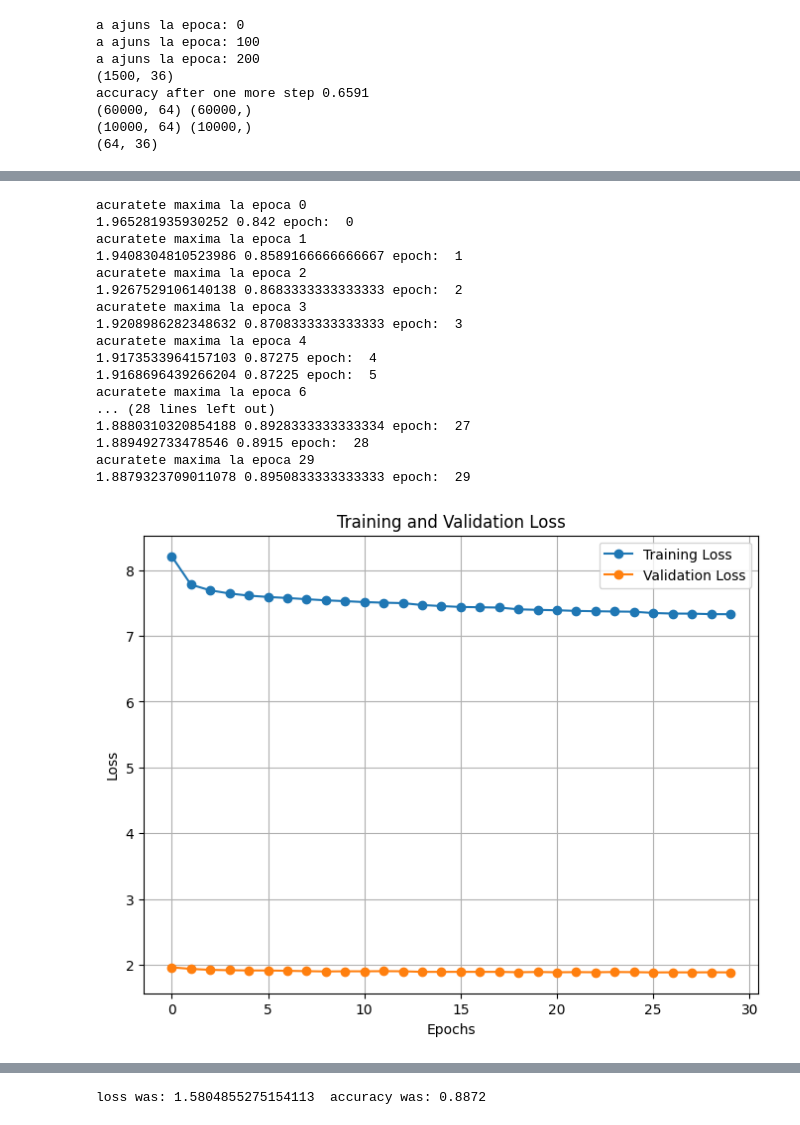
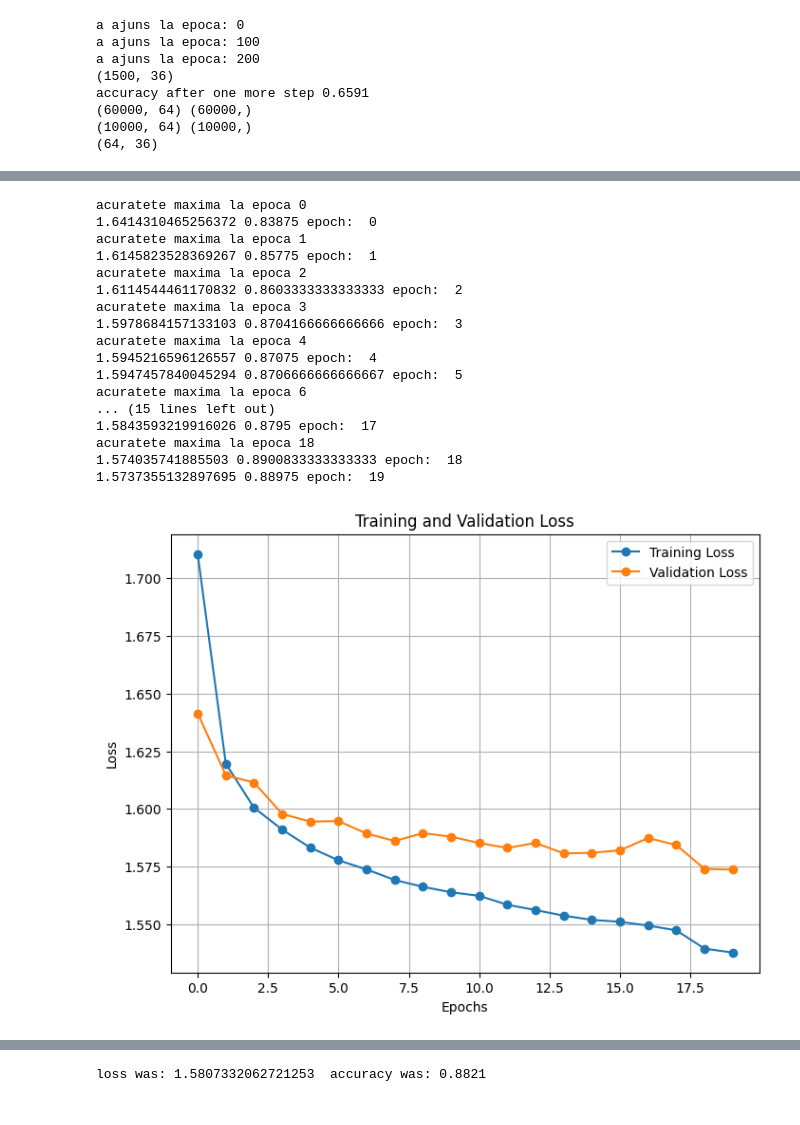
Before and after one commit to AlfredPietraru/Neural-Networks-Fashion-MNIST-Fruits-Dataset, a Jupyter notebook: tema2.ipynb, the cells around one changed output, grey strips where cells are left out. Drawn from its saved outputs; the diff is of its cells as text; code cells hidden in the pictures.

Commit message:
88% accuracy second task

```diff
--- a/tema2.ipynb
+++ b/tema2.ipynb
@@ -94,7 +95,7 @@ def train(model, dataloader, optimizer, criterion, batch_size):
         train_loss += loss.item()
         all_preds.extend(torch.argmax(outputs, dim=1).cpu().numpy())
         all_labels.extend(labels.cpu().numpy())
-    return train_loss / batch_size, accuracy_score(all_preds, all_labels)
+    return train_loss / len(dataloader), accuracy_score(all_preds, all_labels)
 
 def test(model, dataloader, criterion, batch_size):
     device = torch.device("cuda" if torch.cuda.is_available() else "cpu")
@@ -111,7 +112,7 @@ def test(model, dataloader, criterion, batch_size):
             validation_loss += criterion(out, labels).item()
             all_preds.extend(torch.argmax(out, dim=1).cpu().numpy())
             all_labels.extend(labels.cpu().numpy())
-        return validation_loss / batch_size, accuracy_score(all_preds, all_labels), all_preds, all_labels
+        return validation_loss / len(dataloader), accuracy_score(all_preds, all_labels), all_preds, all_labels
 
 def train_model(model, train_dataloader, validation_dataloader, criterion, optimizer, lr_scheduler, batch_size, epochs):
     train_info = {
@@ -130,6 +131,7 @@ def train_model(model, train_dataloader, validation_dataloader, criterion, optim
         if (val_acc > max_acc):
             max_acc = val_acc
             print("acuratete maxima la epoca", i)
+        # if (i > ENABLE_LR_SCHEDULER):
         lr_scheduler.step(val_loss)
         print(val_loss, val_acc, "epoch: ", i)
         train_info["train_loss"].append(train_loss)
@@ -310,34 +289,40 @@ data = {
     "test": DataLoader(InfoLoaderDataset(X_test, y_test, 10, transforms), BATCH_SIZE, shuffle=True)
 }
 # %%
+EXPANSION = 4
+EPOCHS = 20
+LR_OPTIMIZER = 1e-4
+GAMMA_LR = 0.5
+WEIGHT_DECAY_FACTOR = 1e-4
+PATIENCE = 3
 
 model = FullImageMLP()
 parameters = {
     'batch_size': BATCH_SIZE,
     'epochs' : EPOCHS,
     'lr_optimizer': LR_OPTIMIZER,
     'gamma_lr': GAMMA_LR,
     'weight_decay_factor': WEIGHT_DECAY_FACTOR,
     'patience': PATIENCE,
 }
 
 execute_pipeline(model, data, parameters)
 # %% [output]
 acuratete maxima la epoca 0
-1.965281935930252 0.842 epoch:  0
+1.6414310465256372 0.83875 epoch:  0
 acuratete maxima la epoca 1
-1.9408304810523986 0.8589166666666667 epoch:  1
+1.6145823528369267 0.85775 epoch:  1
 acuratete maxima la epoca 2
-1.9267529106140138 0.8683333333333333 epoch:  2
+1.6114544461170832 0.8603333333333333 epoch:  2
 acuratete maxima la epoca 3
-1.9208986282348632 0.8708333333333333 epoch:  3
+1.5978684157133103 0.8704166666666666 epoch:  3
 acuratete maxima la epoca 4
-1.9173533964157103 0.87275 epoch:  4
-1.9168696439266204 0.87225 epoch:  5
+1.5945216596126557 0.87075 epoch:  4
+1.5947457840045294 0.8706666666666667 epoch:  5
 acuratete maxima la epoca 6
-... (28 lines left out)
-1.8880310320854188 0.8928333333333334 epoch:  27
-1.889492733478546 0.8915 epoch:  28
-acuratete maxima la epoca 29
-1.8879323709011078 0.8950833333333333 epoch:  29
+... (15 lines left out)
+1.5843593219916026 0.8795 epoch:  17
+acuratete maxima la epoca 18
+1.574035741885503 0.8900833333333333 epoch:  18
+1.5737355132897695 0.88975 epoch:  19
-[figure, old version]
+[figure, new version]
@@ -345 +330 @@ acuratete maxima la epoca 29
-loss was: 1.5804855275154113  accuracy was: 0.8872
+loss was: 1.5807332062721253  accuracy was: 0.8821
```
Also changed, not shown: parts of 7 cells of this notebook.
